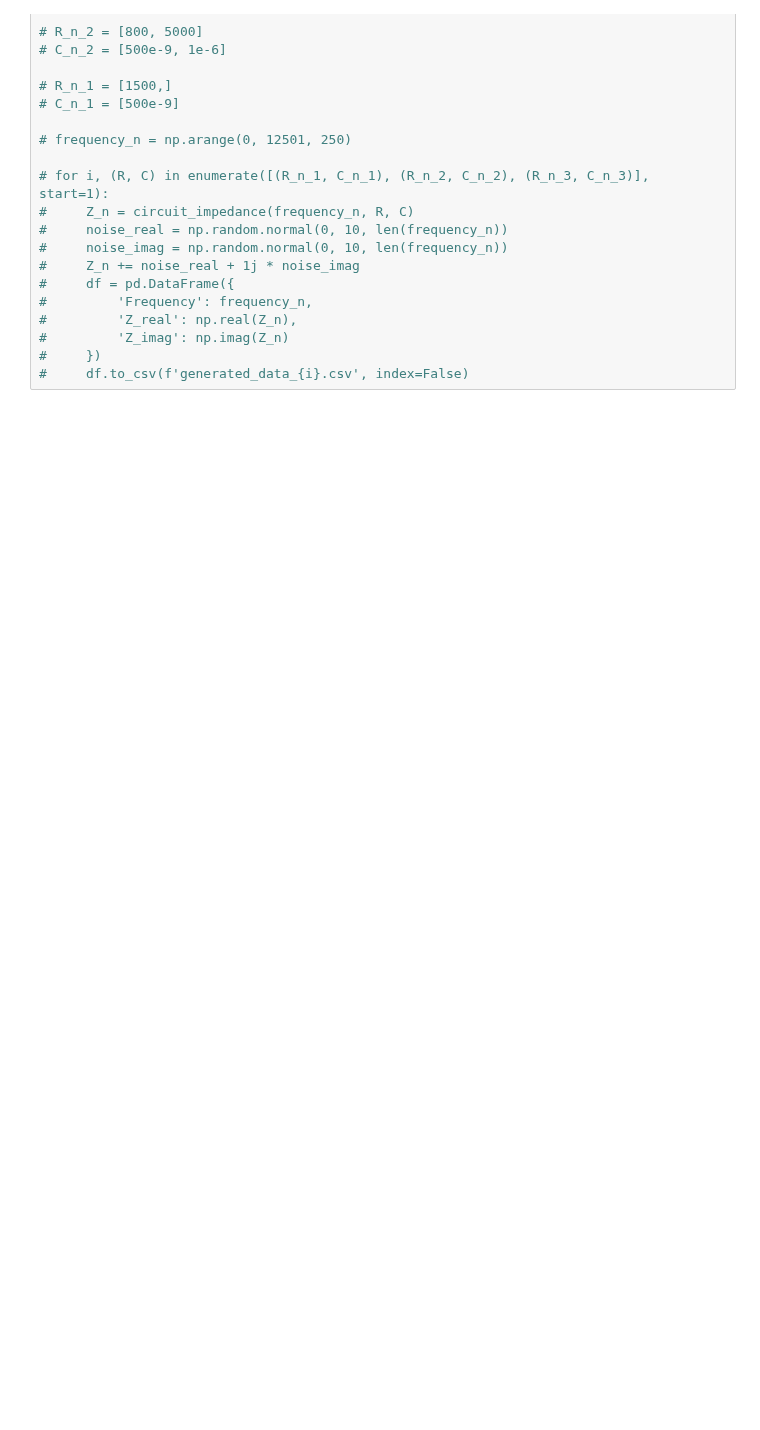
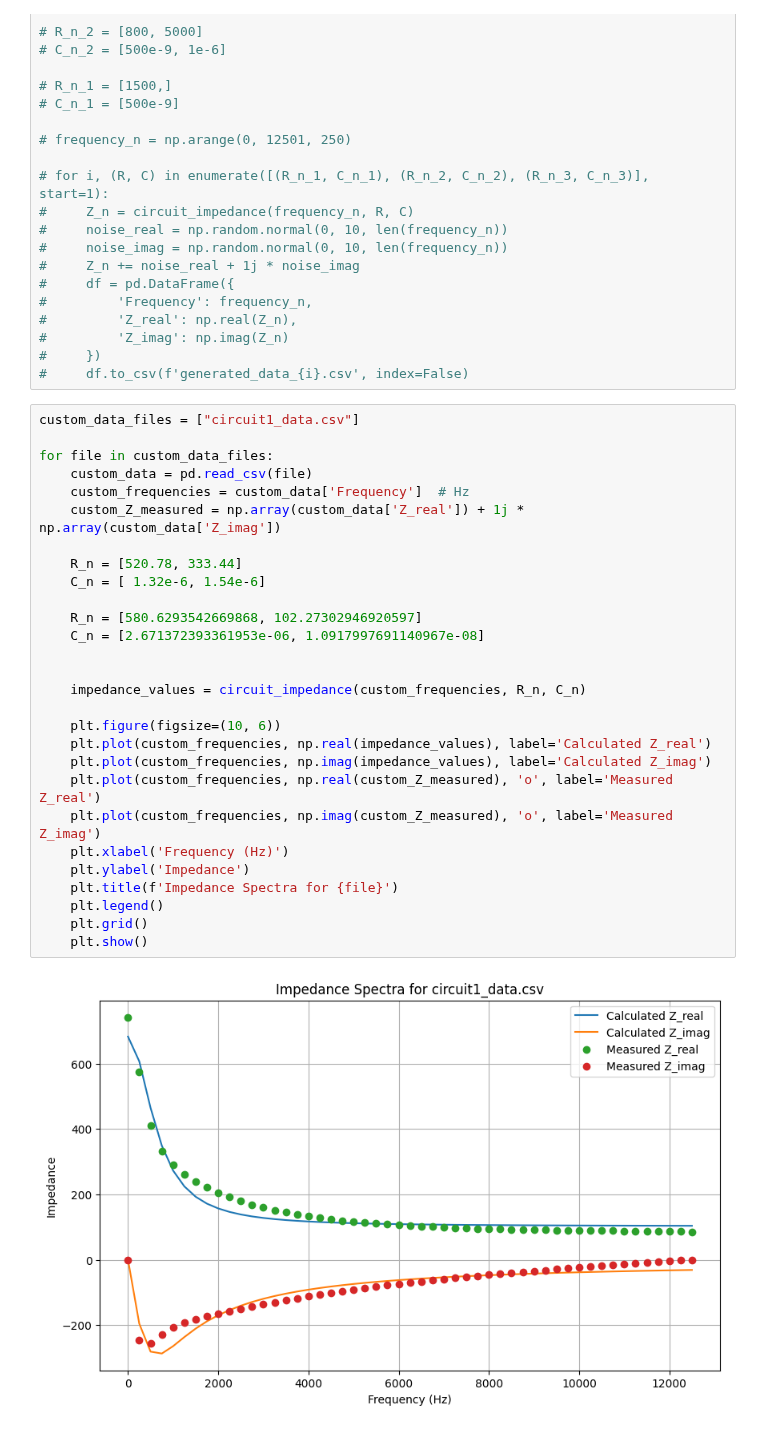
Before and after one commit to calvinbootsman/Data-Fusion-Architecture, a Jupyter notebook: Assignment 2.ipynb, the cells around one changed output. Saved outputs shown, nothing was run; the diff lists cells and outputs as text; blank space fills up the shorter version.

```diff
--- a/Assignment 2.ipynb
+++ b/Assignment 2.ipynb
@@ -944,3 +978,33 @@ Estimated C value for C[2]: 8.73e-07
 #         'Z_imag': np.imag(Z_n)
 #     })
 #     df.to_csv(f'generated_data_{i}.csv', index=False)
+# %%
+custom_data_files = ["circuit1_data.csv"]
+
+for file in custom_data_files:
+    custom_data = pd.read_csv(file)
+    custom_frequencies = custom_data['Frequency']  # Hz
+    custom_Z_measured = np.array(custom_data['Z_real']) + 1j * np.array(custom_data['Z_imag'])
+
+    R_n = [520.78, 333.44]
+    C_n = [ 1.32e-6, 1.54e-6]
+
+    R_n = [580.6293542669868, 102.27302946920597]
+    C_n = [2.671372393361953e-06, 1.0917997691140967e-08]
+
+
+    impedance_values = circuit_impedance(custom_frequencies, R_n, C_n)
+
+    plt.figure(figsize=(10, 6))
+    plt.plot(custom_frequencies, np.real(impedance_values), label='Calculated Z_real')
+    plt.plot(custom_frequencies, np.imag(impedance_values), label='Calculated Z_imag')
+    plt.plot(custom_frequencies, np.real(custom_Z_measured), 'o', label='Measured Z_real')
+    plt.plot(custom_frequencies, np.imag(custom_Z_measured), 'o', label='Measured Z_imag')
+    plt.xlabel('Frequency (Hz)')
+    plt.ylabel('Impedance')
+    plt.title(f'Impedance Spectra for {file}')
+    plt.legend()
+    plt.grid()
+    plt.show()
+# %% [output]
+[figure, added]
```
Also changed, not shown: parts of 5 cells of this notebook.
